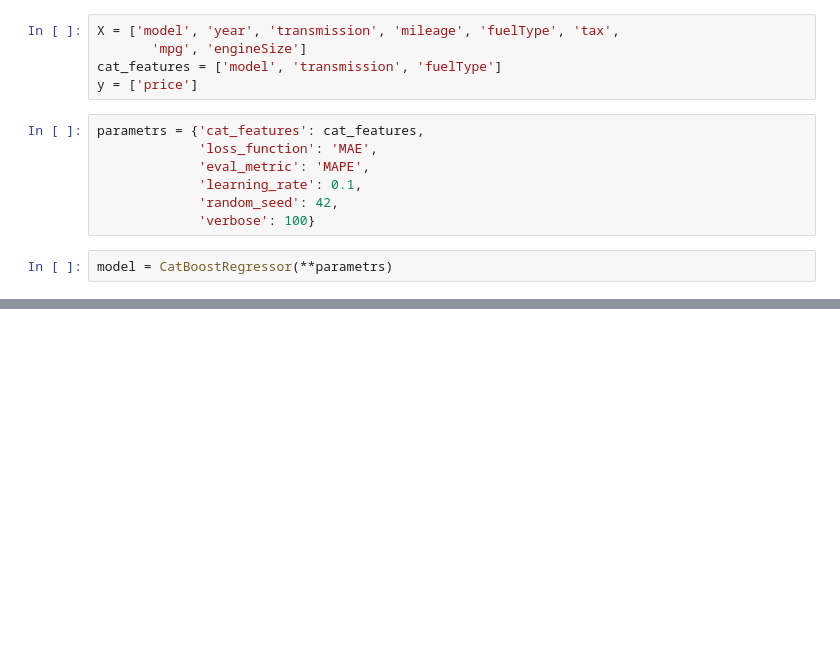
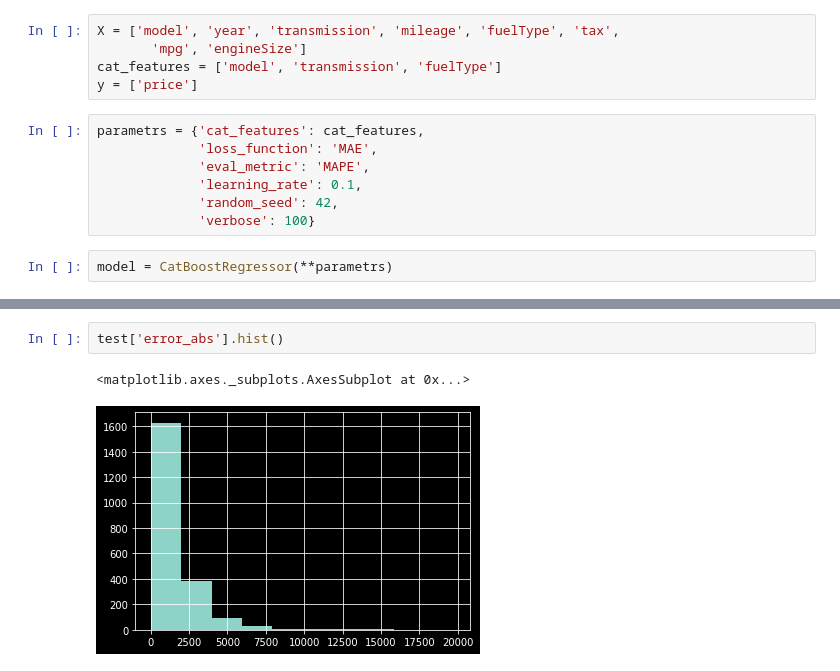
Before and after one commit to arsengir/colab, a Jupyter notebook: machine_learning.ipynb, the cells around one changed output, grey strips where cells are left out. Cells and saved outputs as stored; diff of their text form; blank space fills up the shorter version.

```diff
--- a/machine_learning.ipynb
+++ b/machine_learning.ipynb
@@ -207,0 +567,5 @@ model.fit(train[X], train[y], eval_set=(val[X],val[y]))
+# %%
+test['error_abs'].hist()
+# %% [output]
+<matplotlib.axes._subplots.AxesSubplot at 0x...>
+[figure, added]
```
Also changed, not shown: parts of 105 cells of this notebook.
